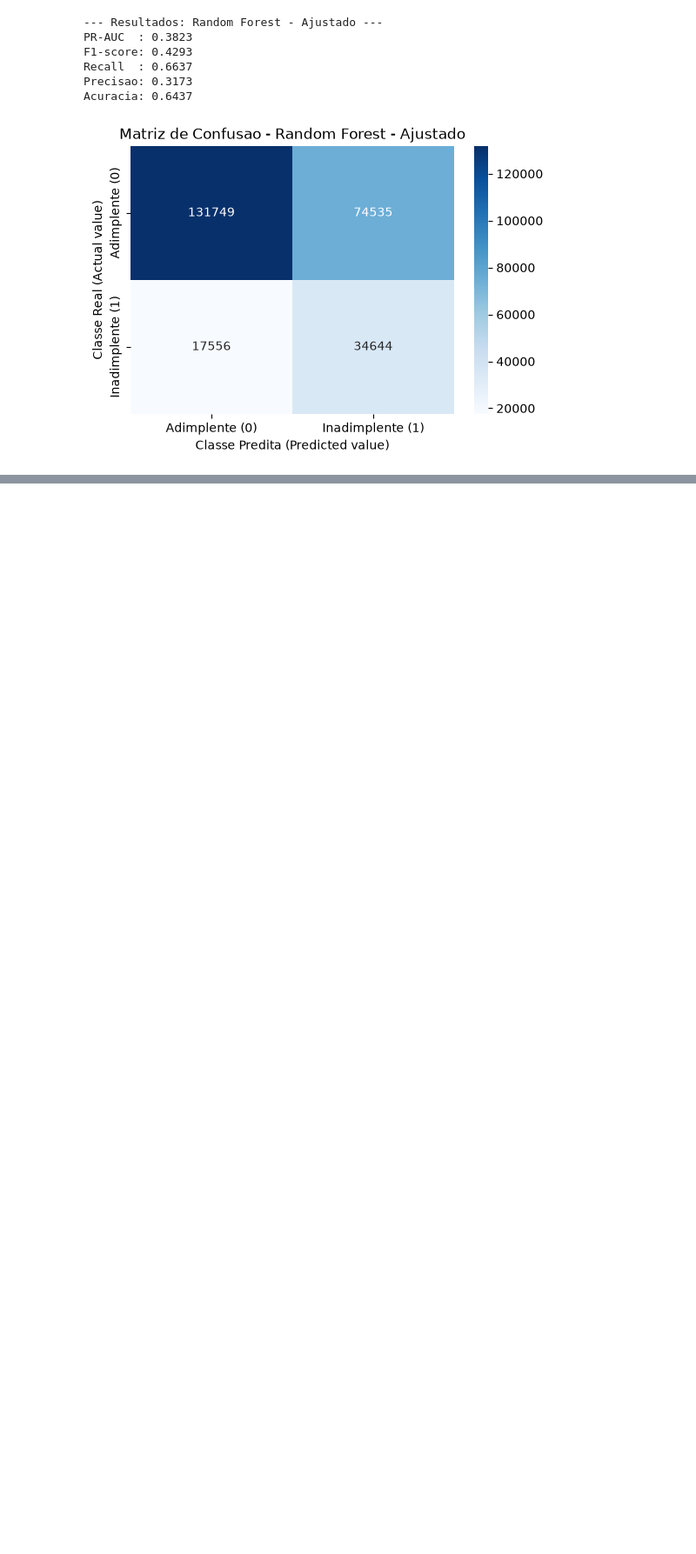
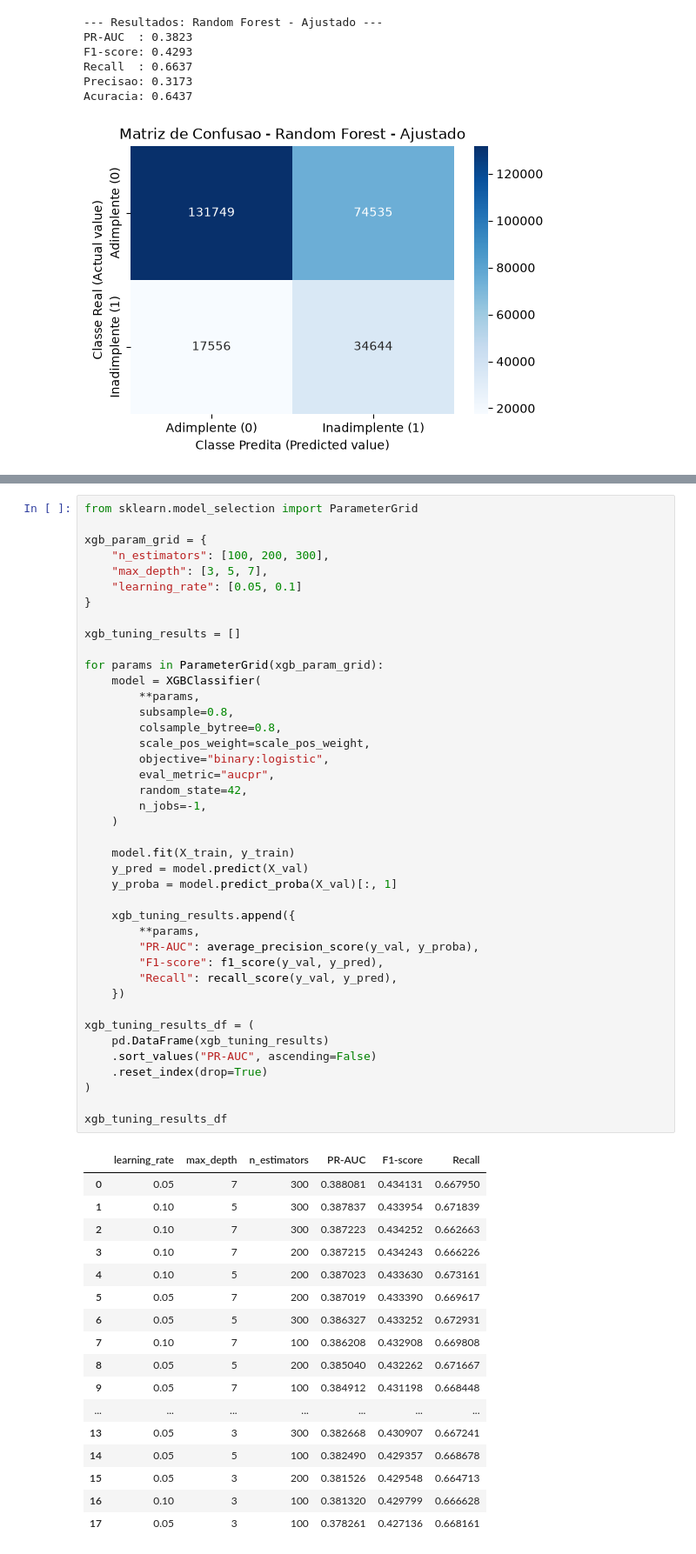
Before and after one commit to Heimrath/TCC-Inadimplencia-de-Credito, a Jupyter notebook: 03_Modelagem.ipynb, the cells around one changed output, grey strips where cells are left out. Shown at 87% size. Drawn from its saved outputs; the diff is of its cells as text; blank space fills up the shorter version.

```diff
--- a/03_Modelagem.ipynb
+++ b/03_Modelagem.ipynb
@@ -275,0 +339,59 @@ Acuracia: 0.6437
+# %%
+from sklearn.model_selection import ParameterGrid
+
+xgb_param_grid = {
+    "n_estimators": [100, 200, 300],
+    "max_depth": [3, 5, 7],
+    "learning_rate": [0.05, 0.1]
+}
+
+xgb_tuning_results = []
+
+for params in ParameterGrid(xgb_param_grid):
+    model = XGBClassifier(
+        **params,
+        subsample=0.8,
+        colsample_bytree=0.8,
+        scale_pos_weight=scale_pos_weight,
+        objective="binary:logistic",
+        eval_metric="aucpr",
+        random_state=42,
+        n_jobs=-1,
+    )
+
+    model.fit(X_train, y_train)
+    y_pred = model.predict(X_val)
+    y_proba = model.predict_proba(X_val)[:, 1]
+
+    xgb_tuning_results.append({
+        **params,
+        "PR-AUC": average_precision_score(y_val, y_proba),
+        "F1-score": f1_score(y_val, y_pred),
+        "Recall": recall_score(y_val, y_pred),
+    })
+
+xgb_tuning_results_df = (
+    pd.DataFrame(xgb_tuning_results)
+    .sort_values("PR-AUC", ascending=False)
+    .reset_index(drop=True)
+)
+
+xgb_tuning_results_df
+# %% [output]
+|  | learning_rate | max_depth | n_estimators | PR-AUC | F1-score | Recall |
+| 0 | 0.05 | 7 | 300 | 0.388081 | 0.434131 | 0.667950 |
+| 1 | 0.10 | 5 | 300 | 0.387837 | 0.433954 | 0.671839 |
+| 2 | 0.10 | 7 | 300 | 0.387223 | 0.434252 | 0.662663 |
+| 3 | 0.10 | 7 | 200 | 0.387215 | 0.434243 | 0.666226 |
+| 4 | 0.10 | 5 | 200 | 0.387023 | 0.433630 | 0.673161 |
+| 5 | 0.05 | 7 | 200 | 0.387019 | 0.433390 | 0.669617 |
+| 6 | 0.05 | 5 | 300 | 0.386327 | 0.433252 | 0.672931 |
+| 7 | 0.10 | 7 | 100 | 0.386208 | 0.432908 | 0.669808 |
+| 8 | 0.05 | 5 | 200 | 0.385040 | 0.432262 | 0.671667 |
+| 9 | 0.05 | 7 | 100 | 0.384912 | 0.431198 | 0.668448 |
+| ... | ... | ... | ... | ... | ... | ... |
+| 13 | 0.05 | 3 | 300 | 0.382668 | 0.430907 | 0.667241 |
+| 14 | 0.05 | 5 | 100 | 0.382490 | 0.429357 | 0.668678 |
+| 15 | 0.05 | 3 | 200 | 0.381526 | 0.429548 | 0.664713 |
+| 16 | 0.10 | 3 | 100 | 0.381320 | 0.429799 | 0.666628 |
+| 17 | 0.05 | 3 | 100 | 0.378261 | 0.427136 | 0.668161 |
```
Also changed, not shown: parts of 9 cells of this notebook, 1 other file.
